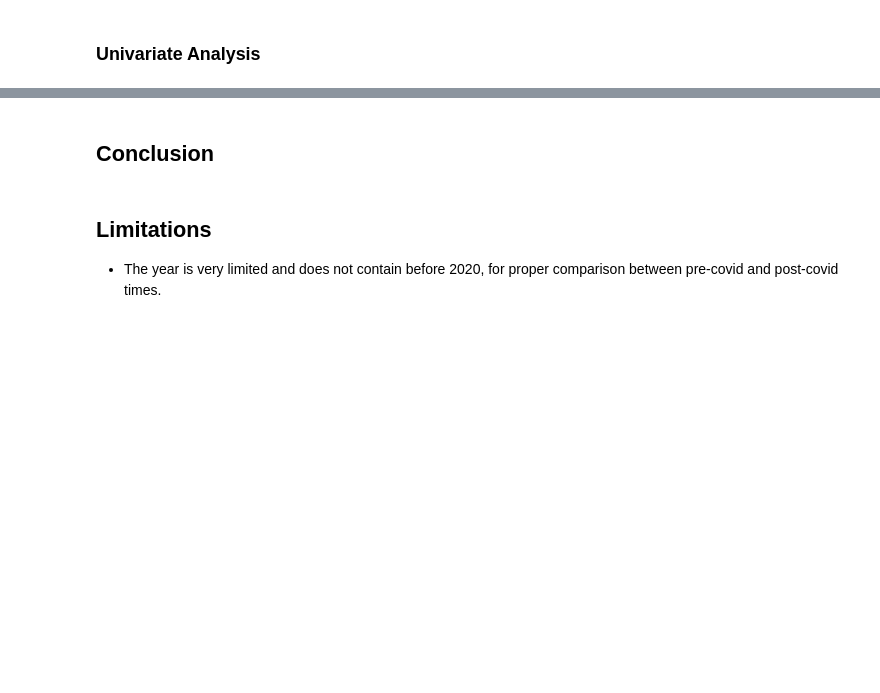
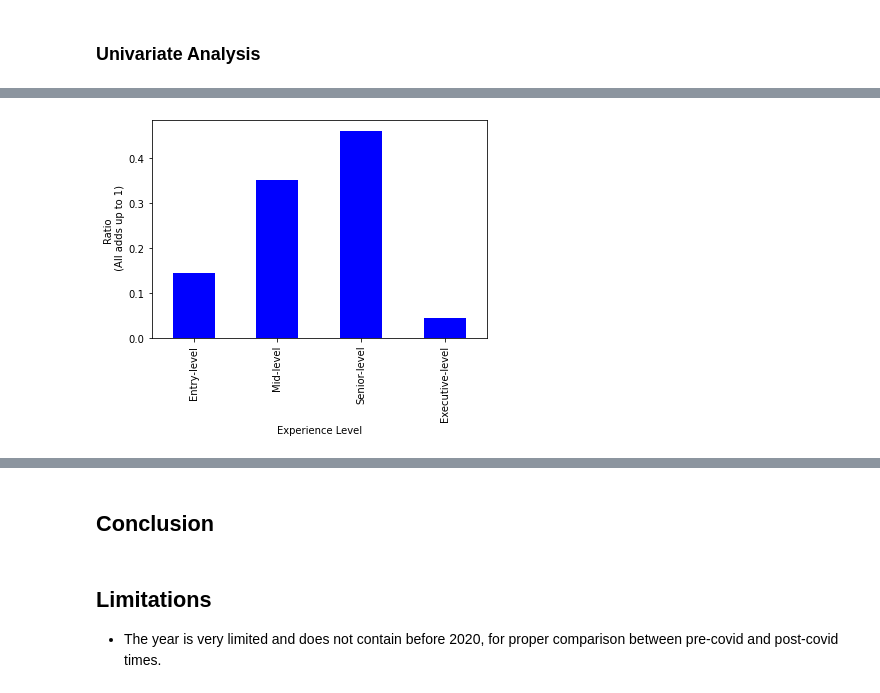
Before and after one commit to deelight-del/EDA_Data_science_salaries, a Jupyter notebook: EDA notebook.ipynb, the cells around one changed output, grey strips where cells are left out. Saved outputs shown, nothing was run; the diff lists cells and outputs as text; code cells hidden in the pictures; blank space fills up the shorter version.

```diff
--- a/EDA notebook.ipynb
+++ b/EDA notebook.ipynb
@@ -477,0 +503,7 @@ df_clean.select_dtypes("number").describe()
+# %%
+#Make plot relative
+df_clean["experience_level"].value_counts(normalize = True).sort_index().plot(kind = "bar", color = "b")
+plt.xlabel("Experience Level")
+plt.ylabel("Ratio\n (All adds up to 1)");
+# %% [output]
+[figure, added]
```
Also changed, not shown: parts of 30 cells of this notebook.
